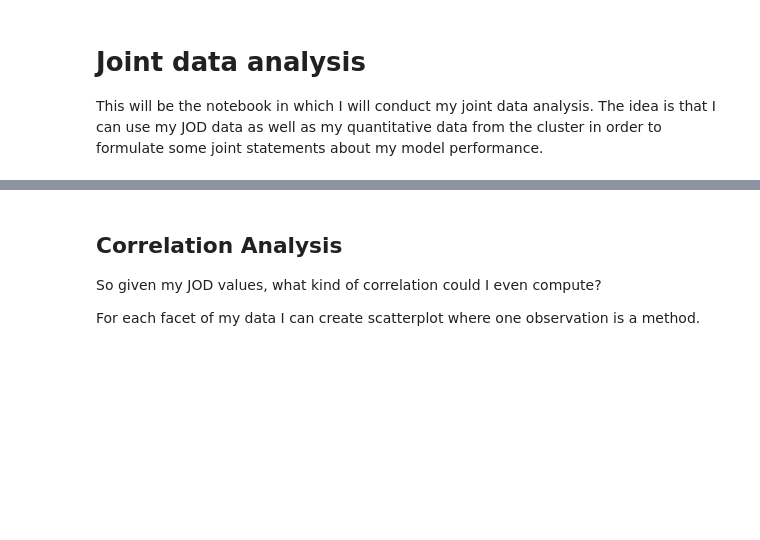
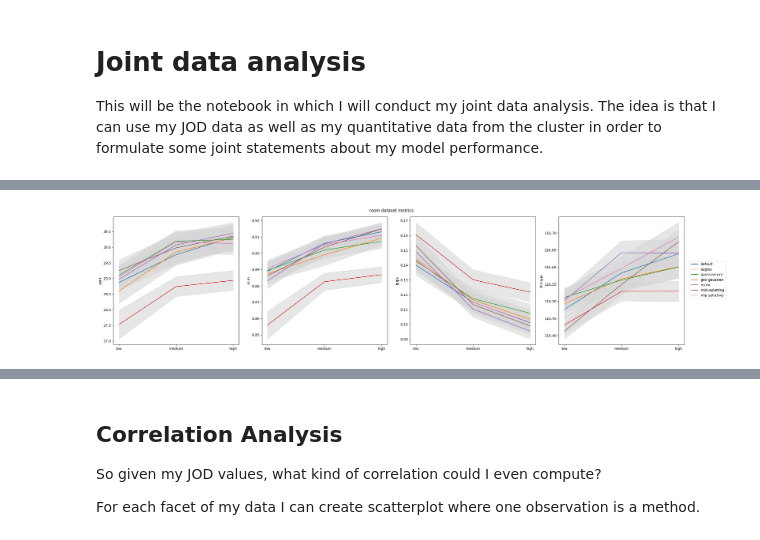
Before and after one commit to PaulErpen/final-data-analysis, a Jupyter notebook: joint-data-analysis.ipynb, the cells around one changed output, grey strips where cells are left out. Drawn from its saved outputs; the diff is of its cells as text; code cells hidden in the pictures; blank space fills up the shorter version.

Commit message:
Extend data analysis by objective ranking

```diff
--- a/joint-data-analysis.ipynb
+++ b/joint-data-analysis.ipynb
@@ -10,0 +15,3 @@ df_metrics = pd.read_excel("data/singleMetricResultClean.xlsx")
+# %%
+df_constrained = df_metrics[df_metrics["dataset"] == "room"]
+df_constrained
@@ -10,0 +94,4 @@ df_metrics = pd.read_excel("data/singleMetricResultClean.xlsx")
+# %%
+contrast_ranking_by_size("room")
+# %% [output]
+[figure, added]
```
Also changed, not shown: parts of 6 cells of this notebook.
